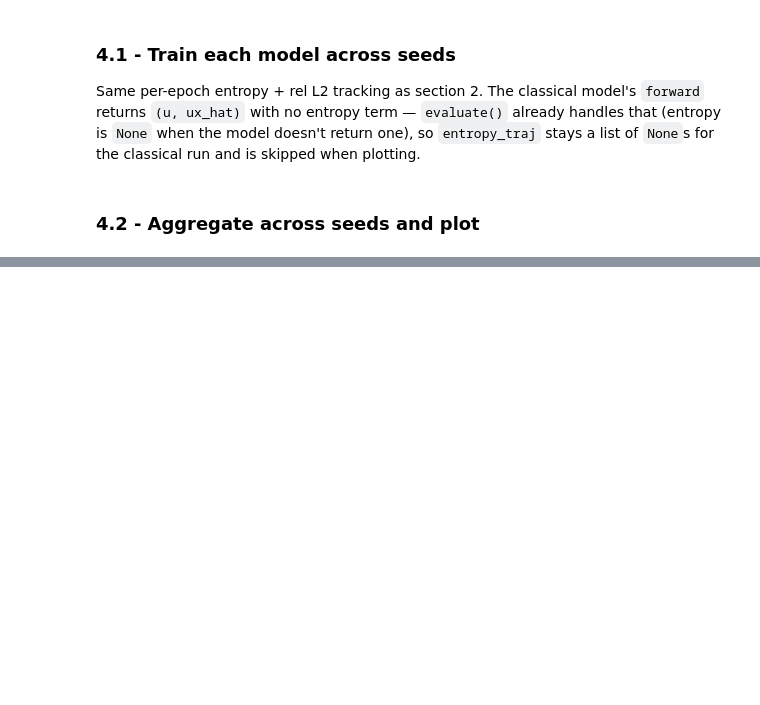
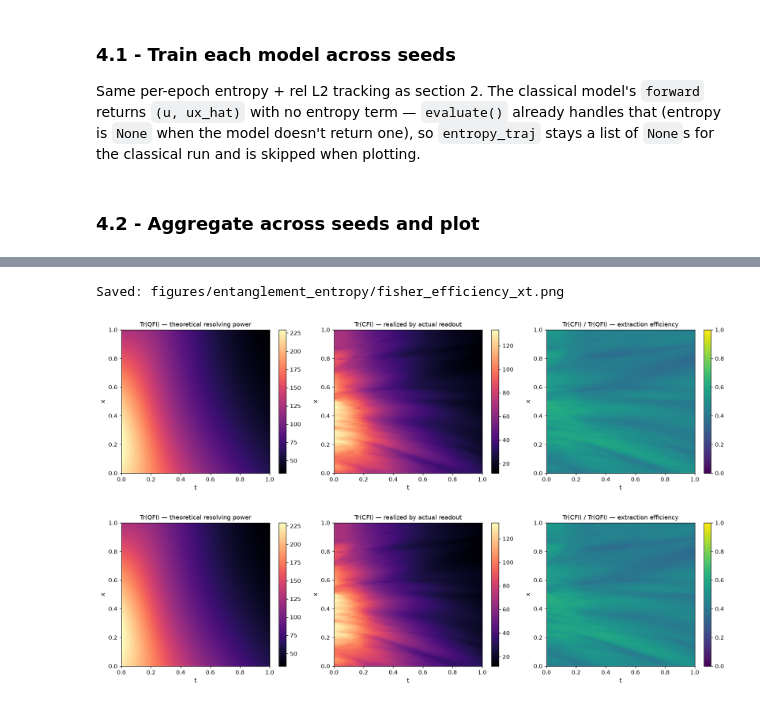
Before and after one commit to jadorez/QPINN-Analysis, a Jupyter notebook: notebooks/EntanglementEntropy.ipynb, the cells around one changed output, grey strips where cells are left out. Saved outputs shown, nothing was run; the diff lists cells and outputs as text; code cells hidden in the pictures; blank space fills up the shorter version.

```diff
--- a/notebooks/EntanglementEntropy.ipynb
+++ b/notebooks/EntanglementEntropy.ipynb
@@ -218,0 +405,12 @@ plot_model_comparison_trajectory(
+# %%
+from src.plotter import plot_fisher_efficiency_field
+
+plot_fisher_efficiency_field(
+    qfi_field_mean, cfi_field_mean, x_grid_final, t_grid_final,
+    save_path="figures/entanglement_entropy/fisher_efficiency_xt.png",
+    show=True,
+)
+# %% [output]
+Saved: figures/entanglement_entropy/fisher_efficiency_xt.png
+[figure, added]
+[figure, added]
```
Also changed, not shown: parts of 21 cells of this notebook, 25 other files.
